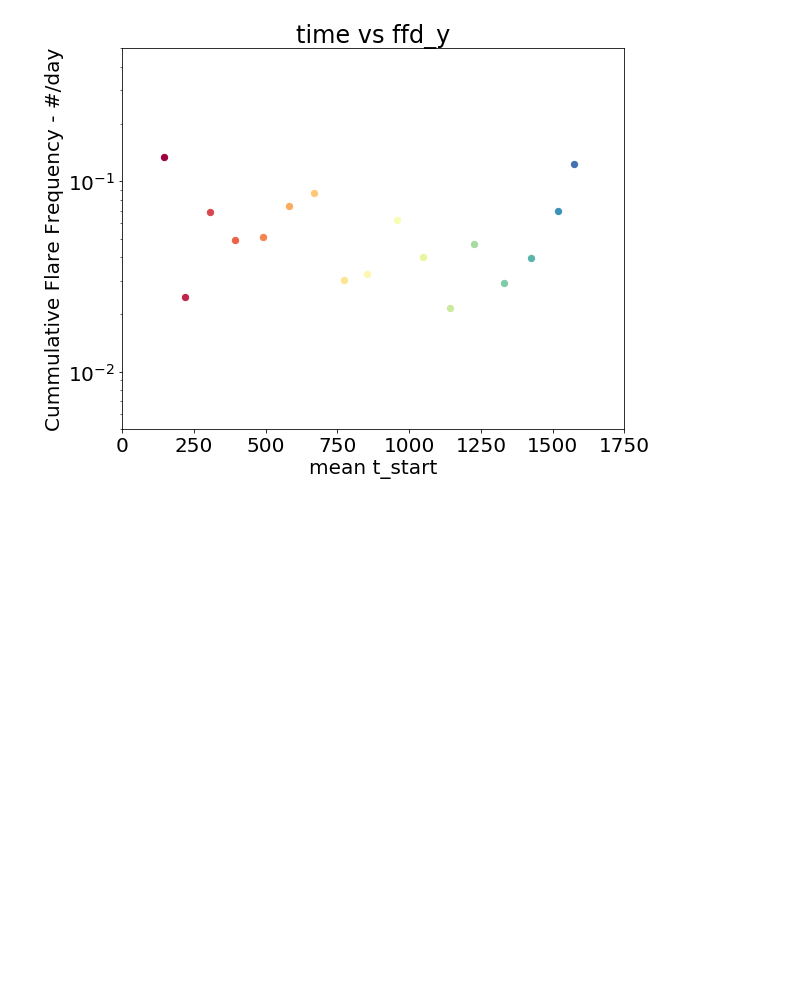
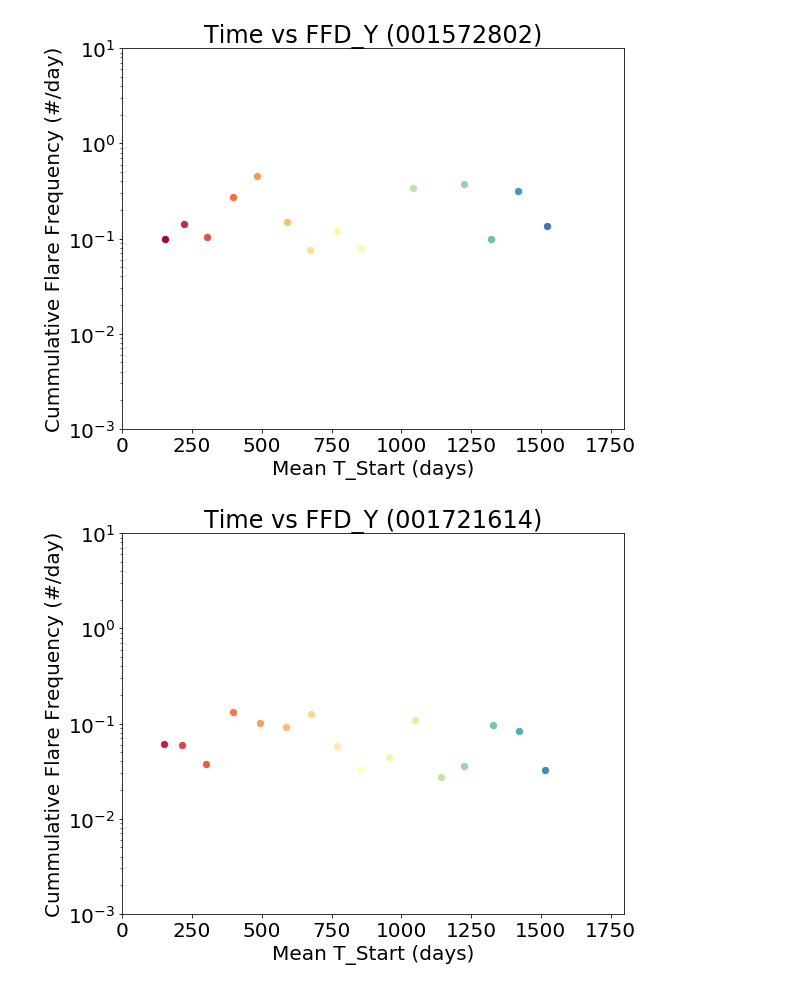
Before and after one commit to mscoggs/flare_cycles, a Jupyter notebook: flaregraphs.ipynb, the cells around one changed output. Saved outputs shown, nothing was run; the diff lists cells and outputs as text; code cells hidden in the pictures; blank space fills up the shorter version.

```diff
--- a/flaregraphs.ipynb
+++ b/flaregraphs.ipynb
@@ -98,51 +126,58 @@ for x in range(len(files)):
 # %%
-#two values from each file, mean of tstart, ffd_y associated with a fixed energy ffd_x.
-#pick an x value and for every file report the corresponding y value and then plot the avg start
-#time against the y value. Tip: use np.interp to get the FFD_Y value that exactly corresponds to
-#a specific FFD_X
+#Specify a fixed log-energy value. Plot the mean-time vs FFD_y values = plot time vs flare rate per day
 
-dir = '004349043' #KIC#/directory
-files = glob(dir+"/*.flare") #Glob all of the files in the directory - get all flares for a star
+targets = open("KICS/targets.txt", "r") # a file containing all the KICs we want to plot
 EPOINT = 0 # need to fix this
+
+logEnergyConstant = 1.5 + EPOINT # the fixed energy value
+
+np.seterr(invalid='ignore') #ignore the Nans
+plt.rcParams.update({'font.size': 20}) #font size
+cmap = plt.cm.Spectral # color scheme -- visible color spectrum, starting with red as the earliest
 names=("t_start", "t_stop", "t_peak", "amplitude", "FWHM", "duration", "t_peak_aflare1",
        "t_FWHM_aflare1", "amplitude_aflare1", "flare_chisq", "KS_d_model", "KS_p_model",
        "KS_d_cont", "KS_p_cont", "Equiv_Dur", "ED68i", "ED90i")
 
+for line in targets: #going through each KIC
 
-plt.figure(figsize=(9,7))
-plt.ylabel("Cummulative Flare Frequency - #/day")
-plt.xlabel("mean t_start")
-plt.title("time vs ffd_y")
-plt.yscale('log')
-plt.ylim([0.005,0.5])
-plt.xlim([0,1750])
+    KIC = line.rstrip('\n') #stripping the return off each line
+    files = glob('KICS/'+KIC+"/*.flare") #Glob all of the files in the directory - get all flares for a star
 
-cmap = plt.cm.Spectral # color scheme -- visible color spectrum, starting with red as the earliest
-np.seterr(invalid='ignore')#ignore the Nans
-logEnergyConstant = 2.
+    plt.figure(figsize=(9,7))
+    plt.title("Time vs FFD_Y ("+KIC+')')
+    plt.ylabel("Cummulative Flare Frequency (#/day)")
+    plt.xlabel("Mean T_Start (days)")
+    plt.yscale('log')
+    plt.ylim([0.001,10])
+    plt.xlim([0,1800])
 
-for x in range(len(files)):
+    for x in range(len(files)):
 
-    toteDur = pd.read_table(files[x], skiprows=5, nrows=1, header=None,
-                            delim_whitespace=True, usecols=(7,)
-                           ).iloc[0].values[0]  #getting the total duration of each file
+        toteDur = pd.read_table(files[x], skiprows=5, nrows=1, header=None,
+                                delim_whitespace=True, usecols=(7,)
+                               ).iloc[0].values[0]  #getting the total duration of each file
 
-    df = pd.read_table(files[x], comment="#", delimiter=",", names=names)
-    energy = df['Equiv_Dur'] #This is the energy column of the flare data
-    sort = np.argsort(energy) #get indices that would sort the energy array
+        df = pd.read_table(files[x], comment="#", delimiter=",", names=names)
+        energy = df['Equiv_Dur'] #This is the energy column of the flare data
+        sort = np.argsort(energy) #get indices that would sort the energy array
 
 
-    ffd_xEnergy = np.log10(energy[sort][::-1]) + EPOINT #log the reverse of sorted energy
-    ffd_yFrequency = (np.arange(1, len(ffd_xEnergy)+1, 1))/toteDur #get evenly spaced intervals, divide by totedur to get flares/day
+        ffd_xEnergy = np.log10(energy[sort][::-1]) + EPOINT #log the reverse of sorted energy
+        ffd_yFrequency = (np.arange(1, len(ffd_xEnergy)+1, 1))/toteDur #get evenly spaced intervals, divide by totedur to get flares/day
 
-    if(np.amax(ffd_xEnergy) >= logEnergyConstant >= np.amin(ffd_xEnergy)):
+        if(np.amax(ffd_xEnergy) >= logEnergyConstant >= np.amin(ffd_xEnergy)): #checking that the energy constant isn't out of bound,
+                                                                               #otherwise, interpolate doesn't work
 
-        ok68 = ffd_xEnergy >= np.log10(np.median(df['ED68i'])) + EPOINT #use ED68i to get indices of useful data, ignore the junk
+            ok68 = ffd_xEnergy >= np.log10(np.median(df['ED68i'])) + EPOINT #use ED68i to get indices of useful data, ignore the junk
 
-        meanstart = np.sum(df['t_start'])/len(df['t_start']) #finding the mean time for a file
-        ffd_yForMeanstart = np.interp(logEnergyConstant, ffd_xEnergy[ok68][::-1], ffd_yFrequency[ok68][::-1])
+            meanstart = np.sum(df['t_start'])/len(df['t_start']) #finding the mean time for a file
 
-        plt.scatter(meanstart, ffd_yForMeanstart, s=40, c = cmap(x/float(len(files)))) #all data
-        plt.savefig(dir+'_vs_time.png')
+            if any(ok68): #checking if ok68 contains at least one 'true'
+                ffd_yForMeanstart = np.interp(logEnergyConstant, ffd_xEnergy[ok68][::-1], ffd_yFrequency[ok68][::-1])#interpolating the ffd_y
+
+                plt.scatter(meanstart, ffd_yForMeanstart, s=40, c = cmap(x/float(len(files))))
+
+    plt.savefig('time-vs-ffd_y-plot/'+KIC+'_vs_time.png')
 # %% [output]
-[figure, old version]
+[figure, new version]
+[figure, added]
```
Also changed, not shown: parts of 6 cells of this notebook, 36 other files.
